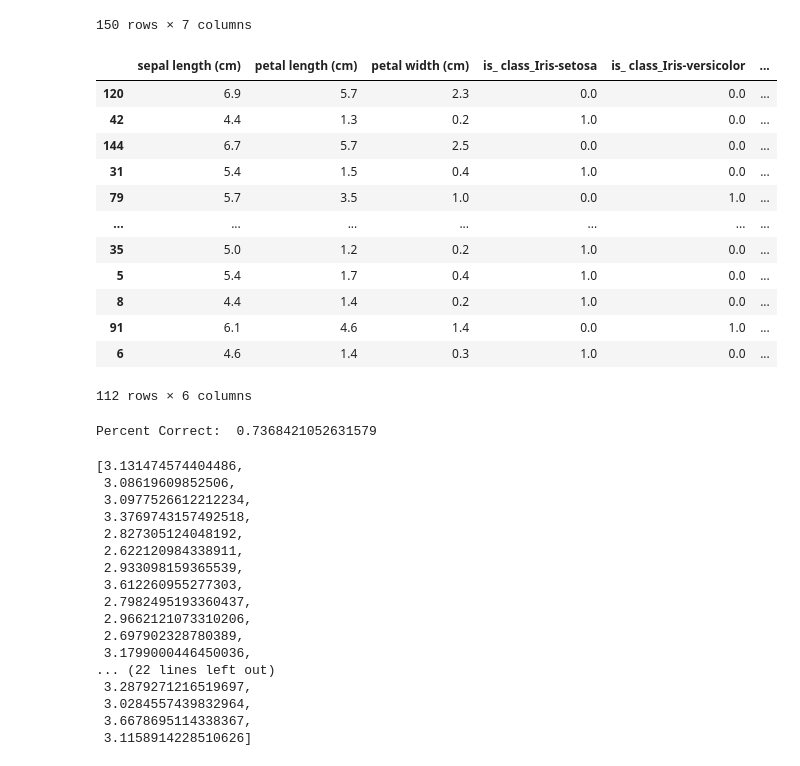
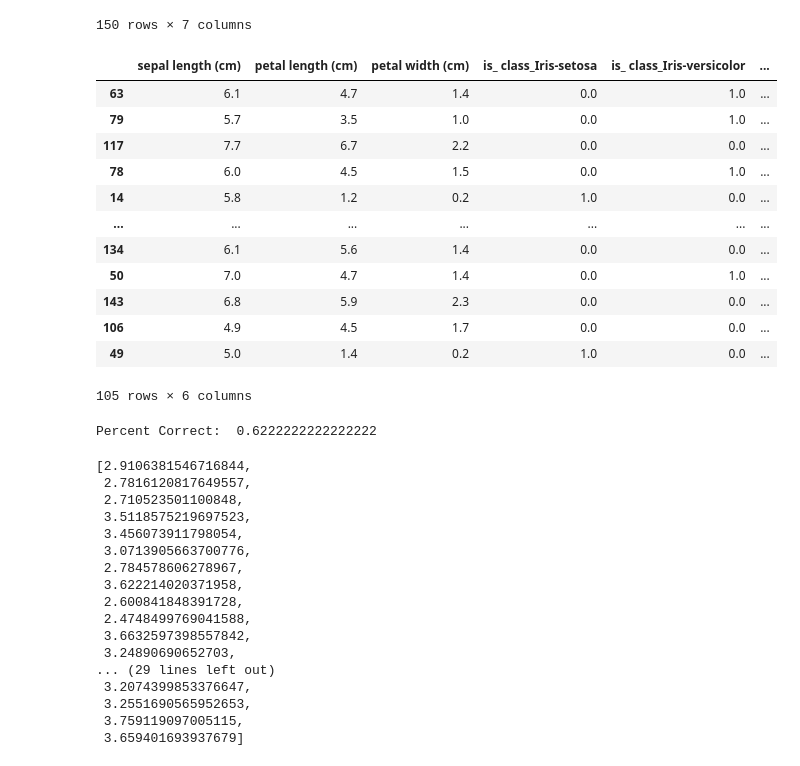
Before and after one commit to haroonsyed/Rust-Machine-Learning, a Jupyter notebook: notebooks/GradientBoost.ipynb, the cells around one changed output. Cells and saved outputs as stored; diff of their text form; code cells hidden in the pictures.

```diff
--- a/notebooks/GradientBoost.ipynb
+++ b/notebooks/GradientBoost.ipynb
@@ -50,34 +52,30 @@ encoded
 # %%
 # Prepare data for training with input rust functions expect
 label_col = 1
 
-train_data, test_data = split_train_test(encoded, 0.75, True)
+train_data, test_data = split_train_test(encoded, 0.7, True)
 
 # Remove any encoded data of the same class
 train_data_features = train_data.copy()
 remove_encoded_category_data_and_label(train_data_features, feature_to_encoded_cols, label_col)
 train_data_features_list = train_data_features.values.tolist()
 
 # Get labels
 train_data_labels = train_data.iloc[:, label_col].values.tolist()
-
-# Determine which columns in train_data_features_list are categorical
-is_categorical = [False, False, False, False]
-
 train_data_features
 # %% [output]
 |  | sepal length (cm) | petal length (cm) | petal width (cm) | is_ class_Iris-setosa | is_ class_Iris-versicolor | ... |
-| 120 | 6.9 | 5.7 | 2.3 | 0.0 | 0.0 | ... |
-| 42 | 4.4 | 1.3 | 0.2 | 1.0 | 0.0 | ... |
-| 144 | 6.7 | 5.7 | 2.5 | 0.0 | 0.0 | ... |
-| 31 | 5.4 | 1.5 | 0.4 | 1.0 | 0.0 | ... |
+| 63 | 6.1 | 4.7 | 1.4 | 0.0 | 1.0 | ... |
 | 79 | 5.7 | 3.5 | 1.0 | 0.0 | 1.0 | ... |
+| 117 | 7.7 | 6.7 | 2.2 | 0.0 | 0.0 | ... |
+| 78 | 6.0 | 4.5 | 1.5 | 0.0 | 1.0 | ... |
+| 14 | 5.8 | 1.2 | 0.2 | 1.0 | 0.0 | ... |
 | ... | ... | ... | ... | ... | ... | ... |
-| 35 | 5.0 | 1.2 | 0.2 | 1.0 | 0.0 | ... |
-| 5 | 5.4 | 1.7 | 0.4 | 1.0 | 0.0 | ... |
-| 8 | 4.4 | 1.4 | 0.2 | 1.0 | 0.0 | ... |
-| 91 | 6.1 | 4.6 | 1.4 | 0.0 | 1.0 | ... |
-| 6 | 4.6 | 1.4 | 0.3 | 1.0 | 0.0 | ... |
+| 134 | 6.1 | 5.6 | 1.4 | 0.0 | 0.0 | ... |
+| 50 | 7.0 | 4.7 | 1.4 | 0.0 | 1.0 | ... |
+| 143 | 6.8 | 5.9 | 2.3 | 0.0 | 0.0 | ... |
+| 106 | 4.9 | 4.5 | 1.7 | 0.0 | 0.0 | ... |
+| 49 | 5.0 | 1.4 | 0.2 | 1.0 | 0.0 | ... |
-112 rows × 6 columns
+105 rows × 6 columns
 # %%
 # Now train the model
@@ -100,27 +96,27 @@ test_data_labels = test_data[test_data.columns[label_col]].values.tolist()
 labelled_results = trained_model.classify(test_data_features)
 
 num_correct = 0
-tolerance = 0.10
+tolerance = 0.1
 for test_label, result_label in zip(test_data_labels, labelled_results):
-  num_correct += (abs(test_label-result_label)/test_label <= tolerance)
+  num_correct += (abs(test_label-result_label)/(1.0 if test_label == 0 else test_label) <= tolerance)
 print("Percent Correct: ", num_correct / len(test_data_labels))
 labelled_results
 # %% [output]
-Percent Correct:  0.7368421052631579
+Percent Correct:  0.6222222222222222
-[3.131474574404486,
- 3.08619609852506,
- 3.0977526612212234,
- 3.3769743157492518,
- 2.827305124048192,
- 2.622120984338911,
- 2.933098159365539,
- 3.612260955277303,
- 2.7982495193360437,
- 2.9662121073310206,
- 2.697902328780389,
- 3.1799000446450036,
-... (22 lines left out)
- 3.2879271216519697,
- 3.0284557439832964,
- 3.6678695114338367,
- 3.1158914228510626]
+[2.9106381546716844,
+ 2.7816120817649557,
+ 2.710523501100848,
+ 3.5118575219697523,
+ 3.456073911798054,
+ 3.0713905663700776,
+ 2.784578606278967,
+ 3.622214020371958,
+ 2.600841848391728,
+ 2.4748499769041588,
+ 3.6632597398557842,
+ 3.24890690652703,
+... (29 lines left out)
+ 3.2074399853376647,
+ 3.2551690565952653,
+ 3.759119097005115,
+ 3.659401693937679]
```
Also changed, not shown: parts of 2 cells of this notebook, 3 other files.
